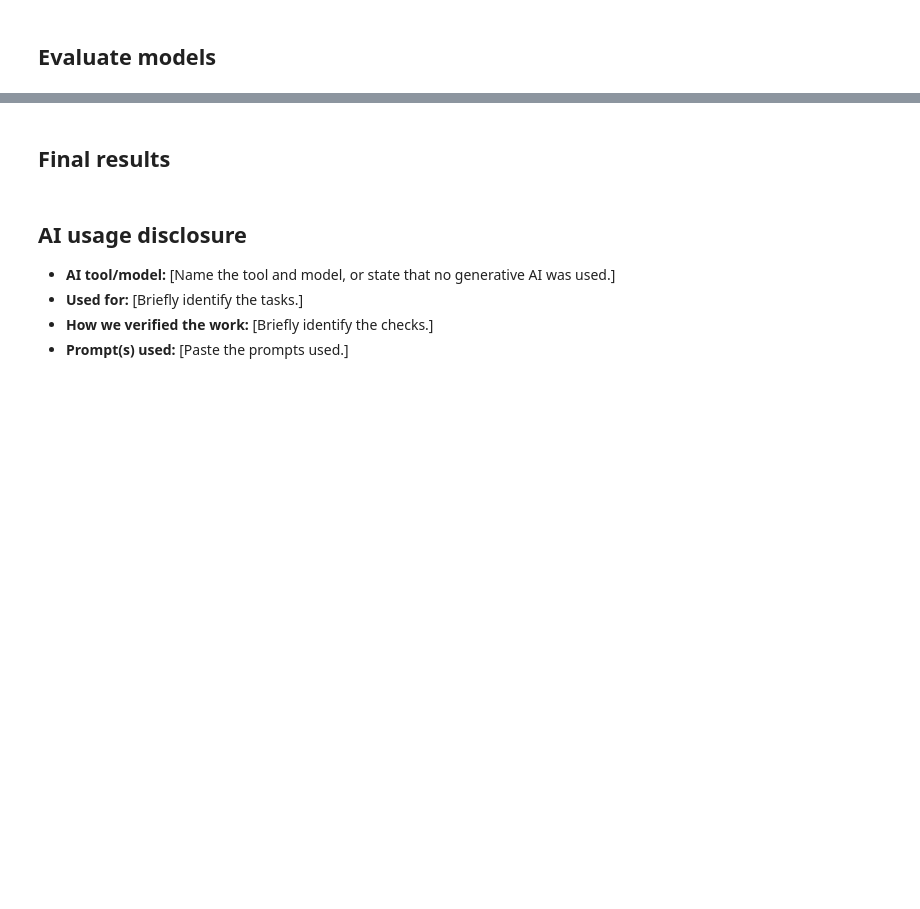
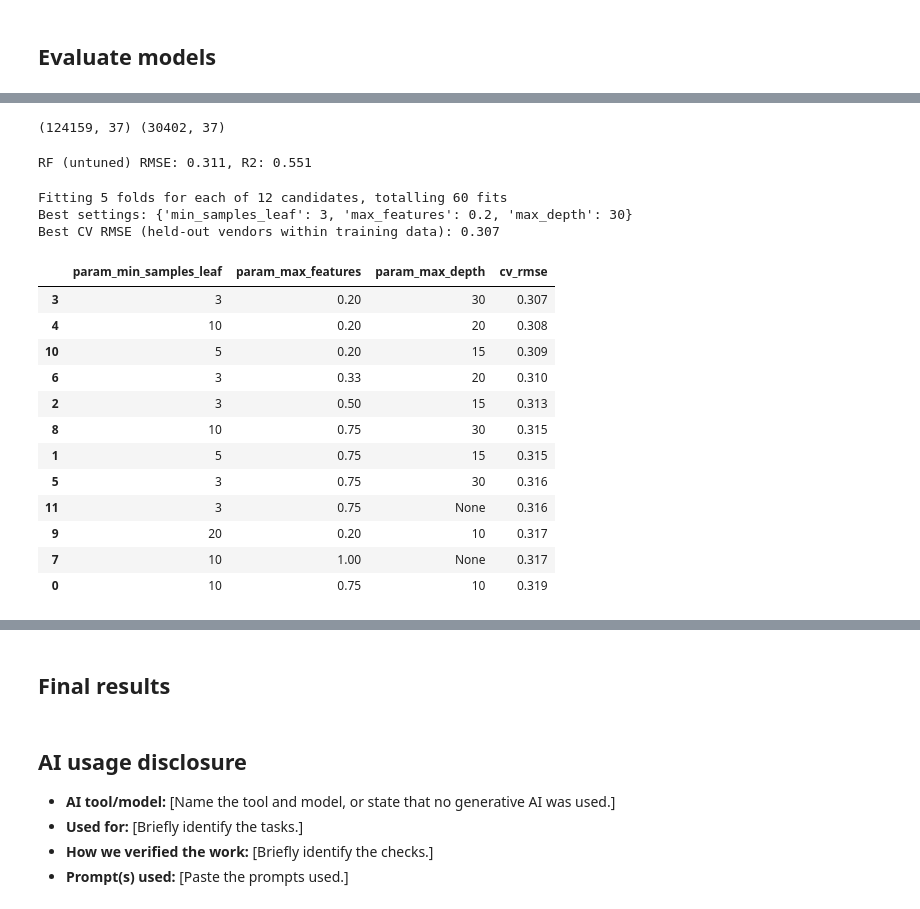
Before and after one commit to Silverdroplet/project_template, a Jupyter notebook: notebook.ipynb, the cells around one changed output, grey strips where cells are left out. Drawn from its saved outputs; the diff is of its cells as text; code cells hidden in the pictures; blank space fills up the shorter version.

```diff
--- a/notebook.ipynb
+++ b/notebook.ipynb
@@ -588,0 +677,62 @@ plt.show()
+# %%
+from sklearn.ensemble import RandomForestRegressor
+from sklearn.model_selection import GroupKFold, RandomizedSearchCV
+from sklearn.inspection import permutation_importance
+# Same split as the baseline and linear models (num_train / num_test come from the linear regression cell).
+
+X_tr, X_te = num_train[all_predictors], num_test[all_predictors]
+vendor_train = rates["vendor_key"].iloc[train_idx] # used only to keep vendors together in CV folds
+assert len(X_tr) == len(y_train) == len(vendor_train)
+print(X_tr.shape, X_te.shape)
+# %% [output]
+(124159, 37) (30402, 37)
+# %%
+rf_base = RandomForestRegressor(
+    n_estimators=200, min_samples_leaf=5, max_features=0.5, n_jobs=-1, random_state=42
+).fit(X_tr, y_train)
+base_pred = rf_base.predict(X_te)
+print(f"RF (untuned) RMSE: {np.sqrt(mean_squared_error(y_test, base_pred)):.3f}, R2: {r2_score(y_test, base_pred):.3f}")
+# %% [output]
+RF (untuned) RMSE: 0.311, R2: 0.551
+# %%
+param_dist = {
+    "min_samples_leaf": [1, 3, 5, 10, 20],
+    "max_features": [0.2, 0.33, 0.5, 0.75, 1.0],
+    "max_depth": [10, 15, 20, 30, None],
+}
+search = RandomizedSearchCV(
+    RandomForestRegressor(n_estimators=150, max_samples=0.5, n_jobs=-1, random_state=42),
+    param_distributions=param_dist,
+    n_iter=12,
+    cv=GroupKFold(n_splits=5),
+    scoring="neg_root_mean_squared_error",
+    random_state=42,
+    n_jobs=1,          # the forest itself already uses all cores
+    verbose=1,
+)
+search.fit(X_tr, y_train, groups=vendor_train)
+
+print("Best settings:", search.best_params_)
+print(f"Best CV RMSE (held-out vendors within training data): {-search.best_score_:.3f}")
+cv_table = (pd.DataFrame(search.cv_results_)
+            .assign(cv_rmse=lambda d: -d["mean_test_score"])
+            [["param_min_samples_leaf", "param_max_features", "param_max_depth", "cv_rmse"]]
+            .sort_values("cv_rmse"))
+cv_table.round(3)
+# %% [output]
+Fitting 5 folds for each of 12 candidates, totalling 60 fits
+Best settings: {'min_samples_leaf': 3, 'max_features': 0.2, 'max_depth': 30}
+Best CV RMSE (held-out vendors within training data): 0.307
+|  | param_min_samples_leaf | param_max_features | param_max_depth | cv_rmse |
+| 3 | 3 | 0.20 | 30 | 0.307 |
+| 4 | 10 | 0.20 | 20 | 0.308 |
+| 10 | 5 | 0.20 | 15 | 0.309 |
+| 6 | 3 | 0.33 | 20 | 0.310 |
+| 2 | 3 | 0.50 | 15 | 0.313 |
+| 8 | 10 | 0.75 | 30 | 0.315 |
+| 1 | 5 | 0.75 | 15 | 0.315 |
+| 5 | 3 | 0.75 | 30 | 0.316 |
+| 11 | 3 | 0.75 | None | 0.316 |
+| 9 | 20 | 0.20 | 10 | 0.317 |
+| 7 | 10 | 1.00 | None | 0.317 |
+| 0 | 10 | 0.75 | 10 | 0.319 |
```
Also changed, not shown: parts of 13 cells of this notebook.
